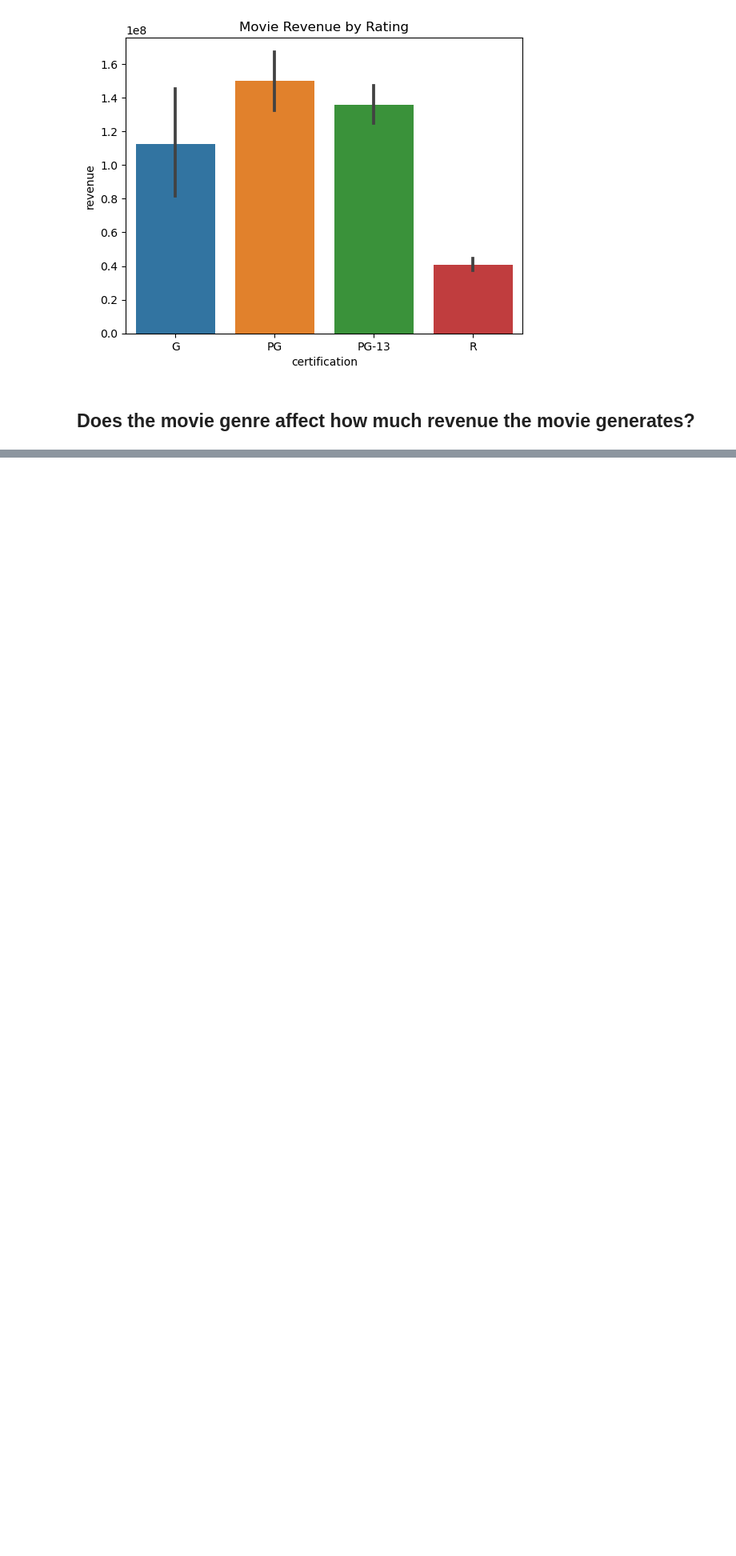
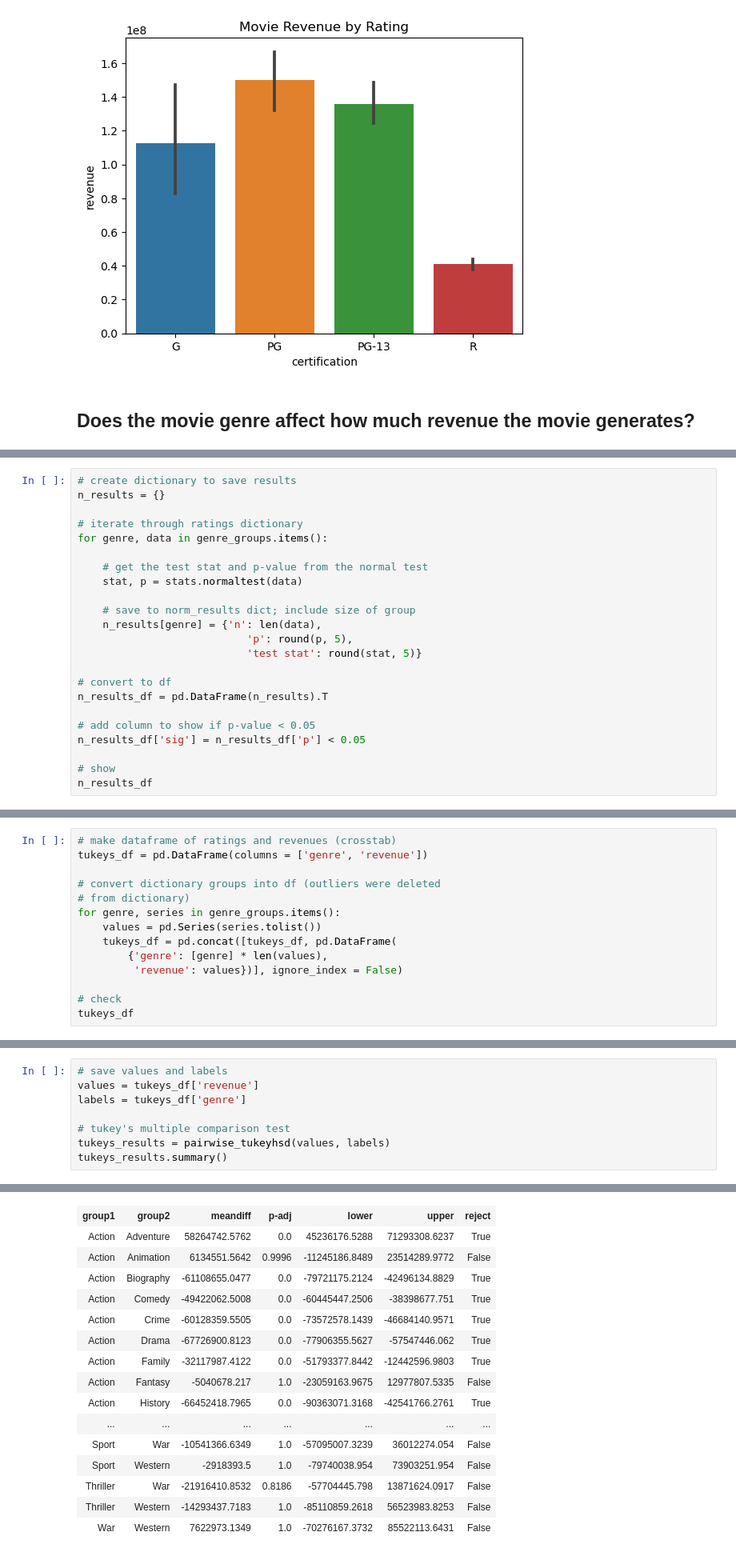
Before and after one commit to nour614/Nour-Tafa-Project-3, a Jupyter notebook: Project 3 part 4.ipynb, the cells around one changed output, grey strips where cells are left out. Shown at 80% size. Drawn from its saved outputs; the diff is of its cells as text; blank space fills up the shorter version.

```diff
--- a/Project 3 part 4.ipynb
+++ b/Project 3 part 4.ipynb
@@ -340,0 +481,23 @@ ax.set_title('Movie Revenue by Rating');
+# %%
+# create dictionary to save results
+n_results = {}
+
+# iterate through ratings dictionary
+for genre, data in genre_groups.items():
+
+    # get the test stat and p-value from the normal test
+    stat, p = stats.normaltest(data)
+
+    # save to norm_results dict; include size of group
+    n_results[genre] = {'n': len(data),
+                           'p': round(p, 5),
+                           'test stat': round(stat, 5)}
+
+# convert to df
+n_results_df = pd.DataFrame(n_results).T
+
+# add column to show if p-value < 0.05
+n_results_df['sig'] = n_results_df['p'] < 0.05
+
+# show
+n_results_df
@@ -340,0 +581,14 @@ ax.set_title('Movie Revenue by Rating');
+# %%
+# make dataframe of ratings and revenues (crosstab)
+tukeys_df = pd.DataFrame(columns = ['genre', 'revenue'])
+
+# convert dictionary groups into df (outliers were deleted
+# from dictionary)
+for genre, series in genre_groups.items():
+    values = pd.Series(series.tolist())
+    tukeys_df = pd.concat([tukeys_df, pd.DataFrame(
+        {'genre': [genre] * len(values),
+         'revenue': values})], ignore_index = False)
+
+# check
+tukeys_df
@@ -340,0 +609,9 @@ ax.set_title('Movie Revenue by Rating');
+# %%
+# save values and labels
+values = tukeys_df['revenue']
+labels = tukeys_df['genre']
+
+# tukey's multiple comparison test
+tukeys_results = pairwise_tukeyhsd(values, labels)
+tukeys_results.summary()
+# %% [output]
@@ -340,0 +619,16 @@ ax.set_title('Movie Revenue by Rating');
+| group1 | group2 | meandiff | p-adj | lower | upper | reject |
+| Action | Adventure | 58264742.5762 | 0.0 | 45236176.5288 | 71293308.6237 | True |
+| Action | Animation | 6134551.5642 | 0.9996 | -11245186.8489 | 23514289.9772 | False |
+| Action | Biography | -61108655.0477 | 0.0 | -79721175.2124 | -42496134.8829 | True |
+| Action | Comedy | -49422062.5008 | 0.0 | -60445447.2506 | -38398677.751 | True |
+| Action | Crime | -60128359.5505 | 0.0 | -73572578.1439 | -46684140.9571 | True |
+| Action | Drama | -67726900.8123 | 0.0 | -77906355.5627 | -57547446.062 | True |
+| Action | Family | -32117987.4122 | 0.0 | -51793377.8442 | -12442596.9803 | True |
+| Action | Fantasy | -5040678.217 | 1.0 | -23059163.9675 | 12977807.5335 | False |
+| Action | History | -66452418.7965 | 0.0 | -90363071.3168 | -42541766.2761 | True |
+| ... | ... | ... | ... | ... | ... | ... |
+| Sport | War | -10541366.6349 | 1.0 | -57095007.3239 | 36012274.054 | False |
+| Sport | Western | -2918393.5 | 1.0 | -79740038.954 | 73903251.954 | False |
+| Thriller | War | -21916410.8532 | 0.8186 | -57704445.798 | 13871624.0917 | False |
+| Thriller | Western | -14293437.7183 | 1.0 | -85110859.2618 | 56523983.8253 | False |
+| War | Western | 7622973.1349 | 1.0 | -70276167.3732 | 85522113.6431 | False |
```
Also changed, not shown: parts of 26 cells of this notebook.
